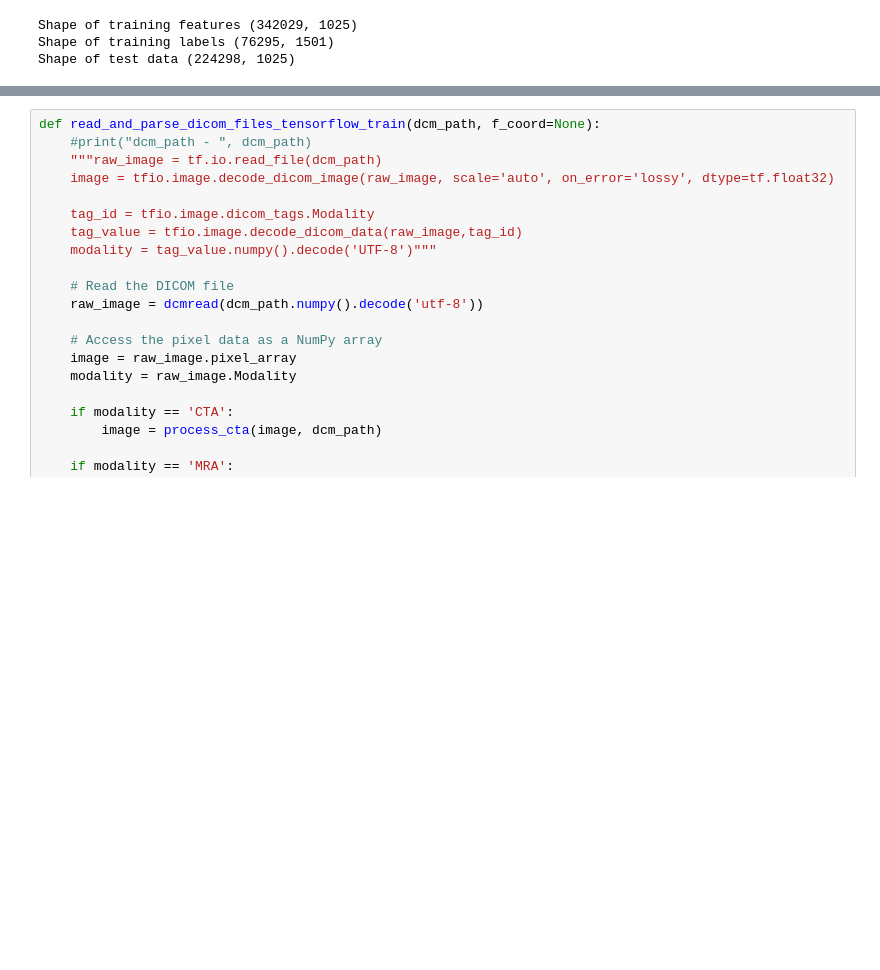
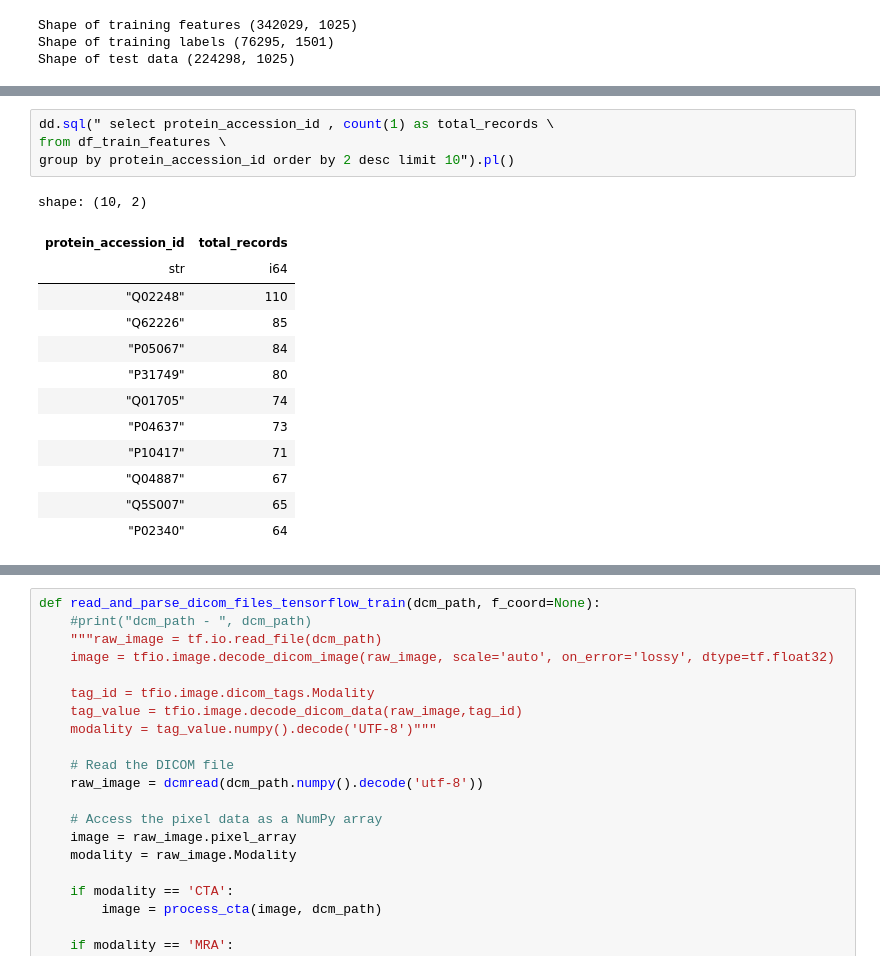
Before and after one commit to sumaniitm/cafa-6-protein-function-prediction-kaggle, a Jupyter notebook: cafa6-baseline-and-feature-engineering.ipynb, the cells around one changed output, grey strips where cells are left out. Cells and saved outputs as stored; diff of their text form; blank space fills up the shorter version.

```diff
--- a/cafa6-baseline-and-feature-engineering.ipynb
+++ b/cafa6-baseline-and-feature-engineering.ipynb
@@ -294,0 +215,18 @@ def process_mra(image: np.ndarray):
+# %%
+dd.sql(" select protein_accession_id , count(1) as total_records \
+from df_train_features \
+group by protein_accession_id order by 2 desc limit 10").pl()
+# %% [output]
+shape: (10, 2)
+| protein_accession_id | total_records |
+| str | i64 |
+| "Q02248" | 110 |
+| "Q62226" | 85 |
+| "P05067" | 84 |
+| "P31749" | 80 |
+| "Q01705" | 74 |
+| "P04637" | 73 |
+| "P10417" | 71 |
+| "Q04887" | 67 |
+| "Q5S007" | 65 |
+| "P02340" | 64 |
```
Also changed, not shown: parts of 6 cells of this notebook.
